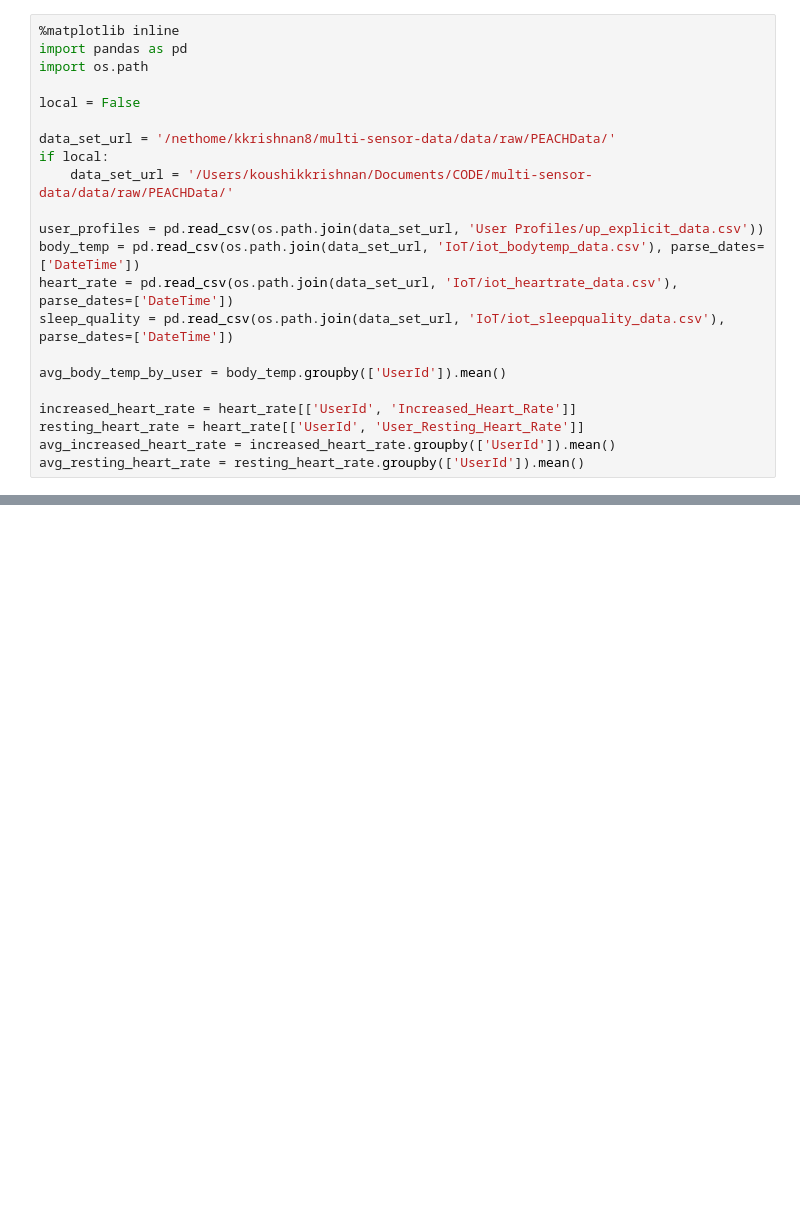
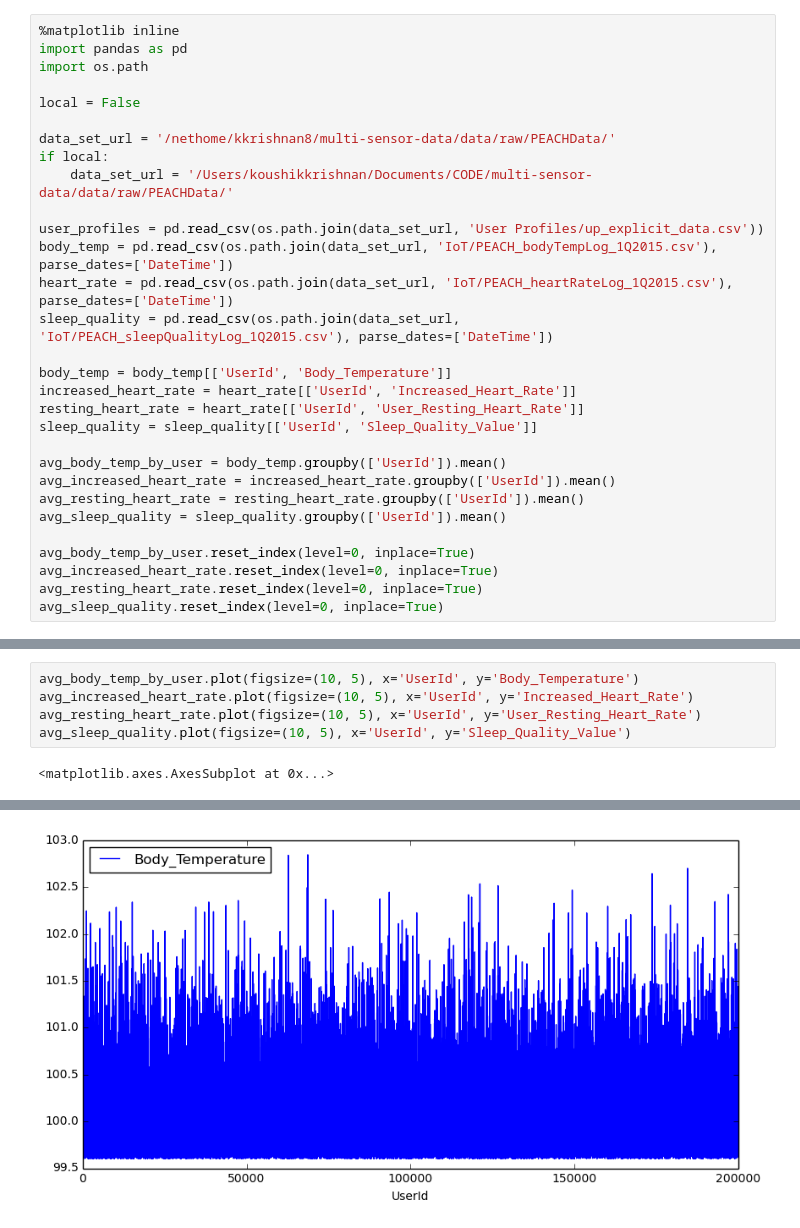
Before and after one commit to koek67/multi-sensor-data, a Jupyter notebook: notebooks/Clustering Test.ipynb, the cells around one changed output, grey strips where cells are left out. Drawn from its saved outputs; the diff is of its cells as text; blank space fills up the shorter version.

```diff
--- a/notebooks/Clustering Test.ipynb
+++ b/notebooks/Clustering Test.ipynb
@@ -10,13 +10,21 @@ if local:
     data_set_url = '/Users/koushikkrishnan/Documents/CODE/multi-sensor-data/data/raw/PEACHData/'
 
 user_profiles = pd.read_csv(os.path.join(data_set_url, 'User Profiles/up_explicit_data.csv'))
-body_temp = pd.read_csv(os.path.join(data_set_url, 'IoT/iot_bodytemp_data.csv'), parse_dates=['DateTime'])
-heart_rate = pd.read_csv(os.path.join(data_set_url, 'IoT/iot_heartrate_data.csv'), parse_dates=['DateTime'])
-sleep_quality = pd.read_csv(os.path.join(data_set_url, 'IoT/iot_sleepquality_data.csv'), parse_dates=['DateTime'])
+body_temp = pd.read_csv(os.path.join(data_set_url, 'IoT/PEACH_bodyTempLog_1Q2015.csv'), parse_dates=['DateTime'])
+heart_rate = pd.read_csv(os.path.join(data_set_url, 'IoT/PEACH_heartRateLog_1Q2015.csv'), parse_dates=['DateTime'])
+sleep_quality = pd.read_csv(os.path.join(data_set_url, 'IoT/PEACH_sleepQualityLog_1Q2015.csv'), parse_dates=['DateTime'])
+
+body_temp = body_temp[['UserId', 'Body_Temperature']]
+increased_heart_rate = heart_rate[['UserId', 'Increased_Heart_Rate']]
+resting_heart_rate = heart_rate[['UserId', 'User_Resting_Heart_Rate']]
+sleep_quality = sleep_quality[['UserId', 'Sleep_Quality_Value']]
 
 avg_body_temp_by_user = body_temp.groupby(['UserId']).mean()
-
-increased_heart_rate = heart_rate[['UserId', 'Increased_Heart_Rate']]
-resting_heart_rate = heart_rate[['UserId', 'User_Resting_Heart_Rate']]
 avg_increased_heart_rate = increased_heart_rate.groupby(['UserId']).mean()
 avg_resting_heart_rate = resting_heart_rate.groupby(['UserId']).mean()
+avg_sleep_quality = sleep_quality.groupby(['UserId']).mean()
+
+avg_body_temp_by_user.reset_index(level=0, inplace=True)
+avg_increased_heart_rate.reset_index(level=0, inplace=True)
+avg_resting_heart_rate.reset_index(level=0, inplace=True)
+avg_sleep_quality.reset_index(level=0, inplace=True)
@@ -31,0 +33,7 @@ avg_resting_heart_rate.plot()
+# %%
+avg_body_temp_by_user.plot(figsize=(10, 5), x='UserId', y='Body_Temperature')
+avg_increased_heart_rate.plot(figsize=(10, 5), x='UserId', y='Increased_Heart_Rate')
+avg_resting_heart_rate.plot(figsize=(10, 5), x='UserId', y='User_Resting_Heart_Rate')
+avg_sleep_quality.plot(figsize=(10, 5), x='UserId', y='Sleep_Quality_Value')
+# %% [output]
+<matplotlib.axes.AxesSubplot at 0x...>
@@ -31,0 +41 @@ avg_resting_heart_rate.plot()
+[figure, added]
```
Also changed, not shown: parts of 6 cells of this notebook, 1 other file.
